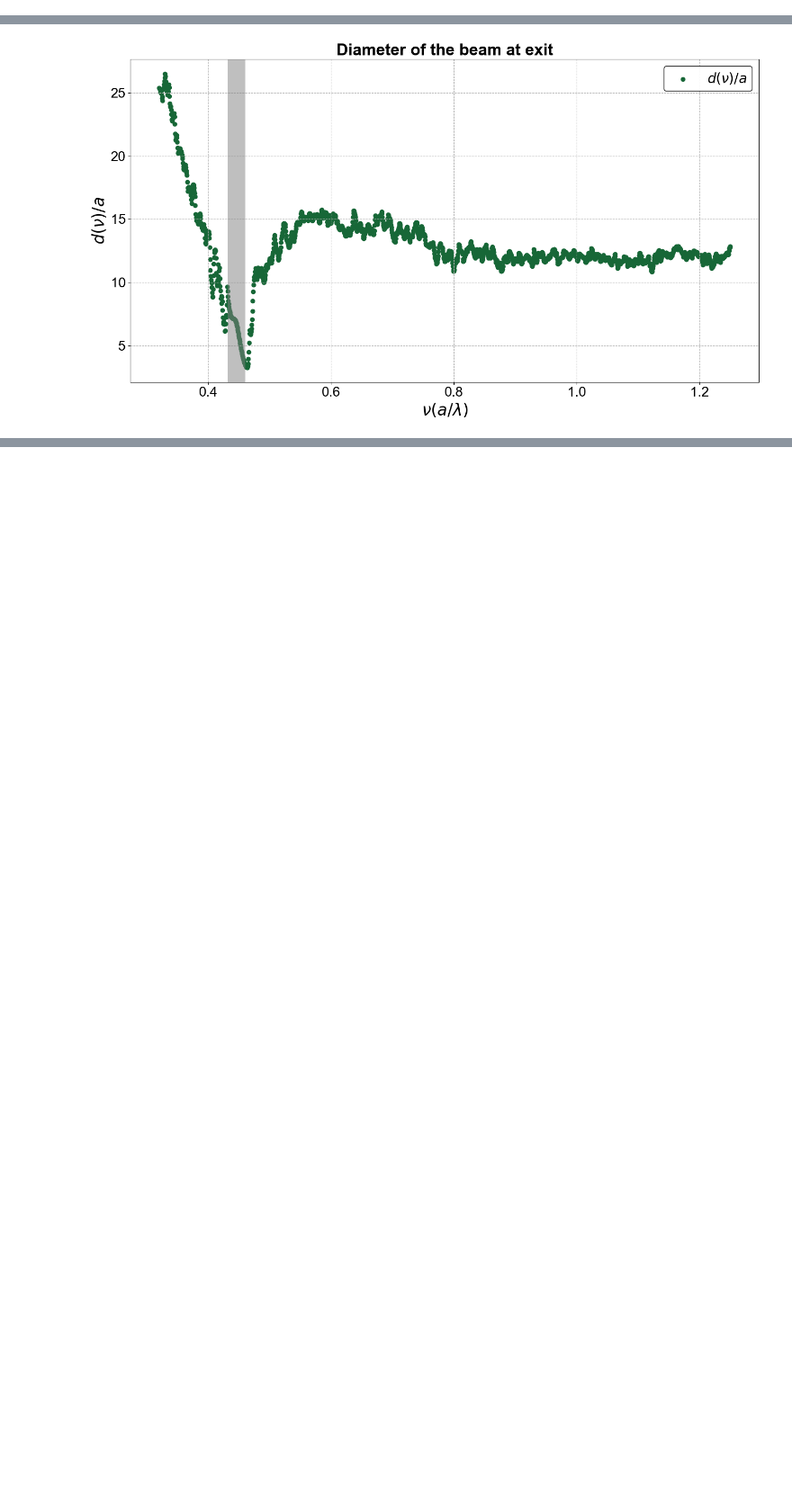
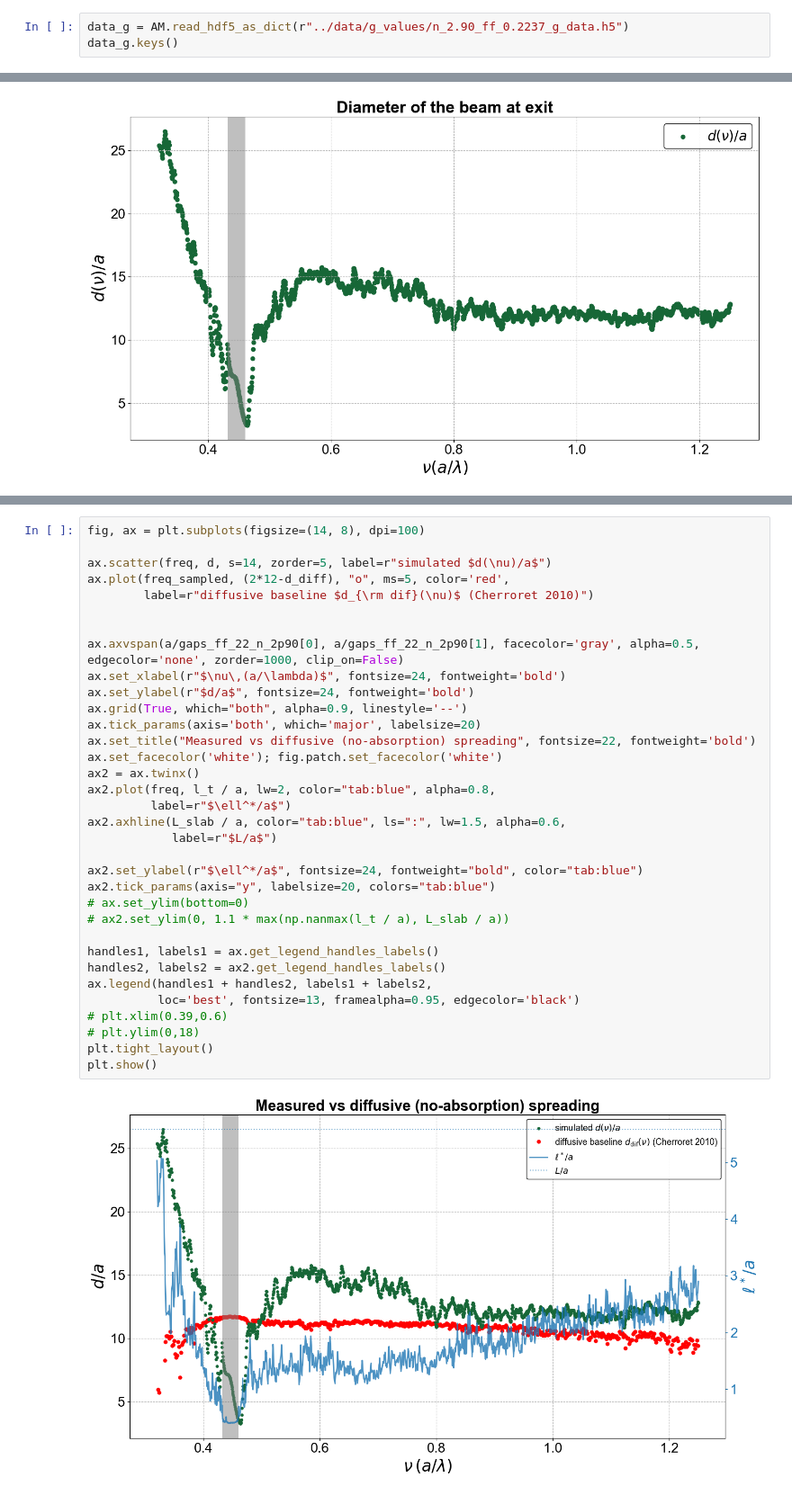
Before and after one commit to fhernandez93/LoadingPermittivityDistToSlabTransmission, a Jupyter notebook: Notebooks/LSU Project/20251001_LSU_Localization_Tests/20260601_Beam_Spreading_freq/20251008_IPR_Calculation.ipynb, the cells around one changed output, grey strips where cells are left out. Shown at 90% size. Cells and saved outputs as stored; diff of their text form; blank space fills up the shorter version.

Commit message:
analysis spreading

```diff
--- a/Notebooks/LSU Project/20251001_LSU_Localization_Tests/20260601_Beam_Spreading_freq/20251008_IPR_Calculation.ipynb
+++ b/Notebooks/LSU Project/20251001_LSU_Localization_Tests/20260601_Beam_Spreading_freq/20251008_IPR_Calculation.ipynb
@@ -28,3 +28,6 @@ plt.rc('font', family='Arial')
 # data = AM.read_hdf5_as_dict("./data/L_1_12x/field_data_12x_raw_field_Ex_Ey_Ez_L_1_ff_0p2237_n_2p90.h5")
 data = AM.read_hdf5_as_dict("./data/L_1_12x/field_data_12x_raw_field_Ex_Ey_Ez_L_1_ff_0p2237_n_2p90_absorbers.h5")
 data_ls = AM.read_hdf5_as_dict(r"../20251002_Ls_test/data/ls_values/20260608_ls_values_n_2p9.h5")
+# %%
+data_g = AM.read_hdf5_as_dict(r"../data/g_values/n_2.90_ff_0.2237_g_data.h5")
+data_g.keys()
@@ -263,0 +267,36 @@ plt.show()
+# %%
+fig, ax = plt.subplots(figsize=(14, 8), dpi=100)
+
+ax.scatter(freq, d, s=14, zorder=5, label=r"simulated $d(\nu)/a$")
+ax.plot(freq_sampled, (2*12-d_diff), "o", ms=5, color='red',
+        label=r"diffusive baseline $d_{\rm dif}(\nu)$ (Cherroret 2010)")
+
+
+ax.axvspan(a/gaps_ff_22_n_2p90[0], a/gaps_ff_22_n_2p90[1], facecolor='gray', alpha=0.5, edgecolor='none', zorder=1000, clip_on=False)
+ax.set_xlabel(r"$\nu\,(a/\lambda)$", fontsize=24, fontweight='bold')
+ax.set_ylabel(r"$d/a$", fontsize=24, fontweight='bold')
+ax.grid(True, which="both", alpha=0.9, linestyle='--')
+ax.tick_params(axis='both', which='major', labelsize=20)
+ax.set_title("Measured vs diffusive (no-absorption) spreading", fontsize=22, fontweight='bold')
+ax.set_facecolor('white'); fig.patch.set_facecolor('white')
+ax2 = ax.twinx()
+ax2.plot(freq, l_t / a, lw=2, color="tab:blue", alpha=0.8,
+         label=r"$\ell^*/a$")
+ax2.axhline(L_slab / a, color="tab:blue", ls=":", lw=1.5, alpha=0.6,
+            label=r"$L/a$")
+
+ax2.set_ylabel(r"$\ell^*/a$", fontsize=24, fontweight="bold", color="tab:blue")
+ax2.tick_params(axis="y", labelsize=20, colors="tab:blue")
+# ax.set_ylim(bottom=0)
+# ax2.set_ylim(0, 1.1 * max(np.nanmax(l_t / a), L_slab / a))
+
+handles1, labels1 = ax.get_legend_handles_labels()
+handles2, labels2 = ax2.get_legend_handles_labels()
+ax.legend(handles1 + handles2, labels1 + labels2,
+          loc='best', fontsize=13, framealpha=0.95, edgecolor='black')
+# plt.xlim(0.39,0.6)
+# plt.ylim(0,18)
+plt.tight_layout()
+plt.show()
+# %% [output]
+[figure, added]
```
Also changed, not shown: parts of 7 cells of this notebook, 2 other files.
